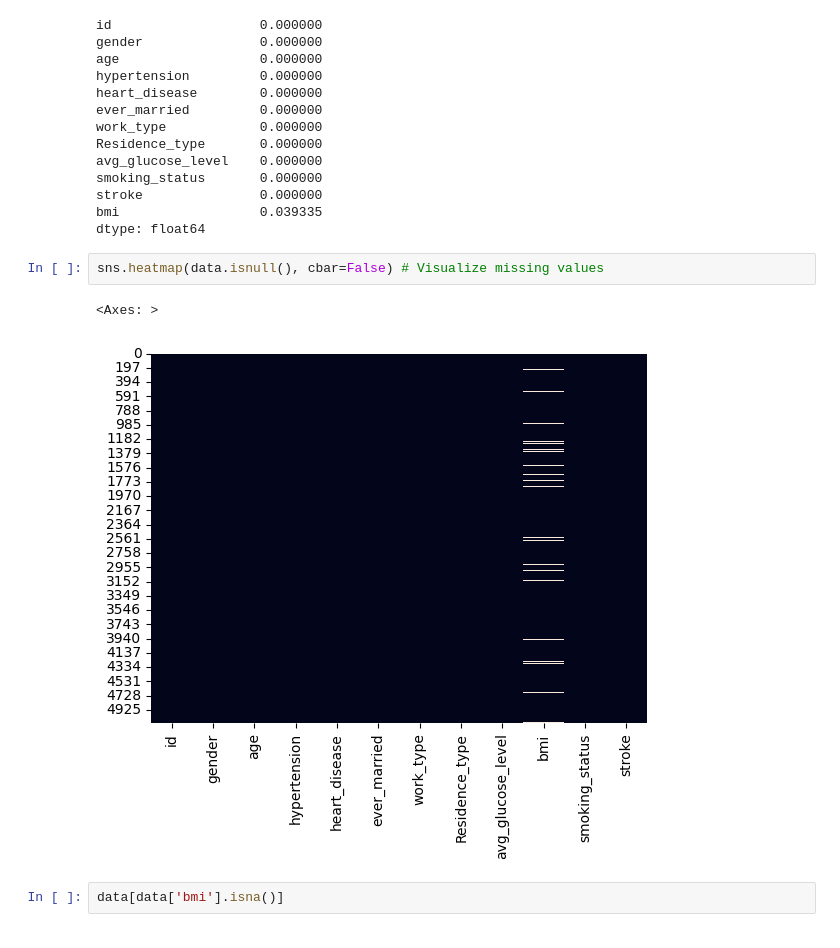
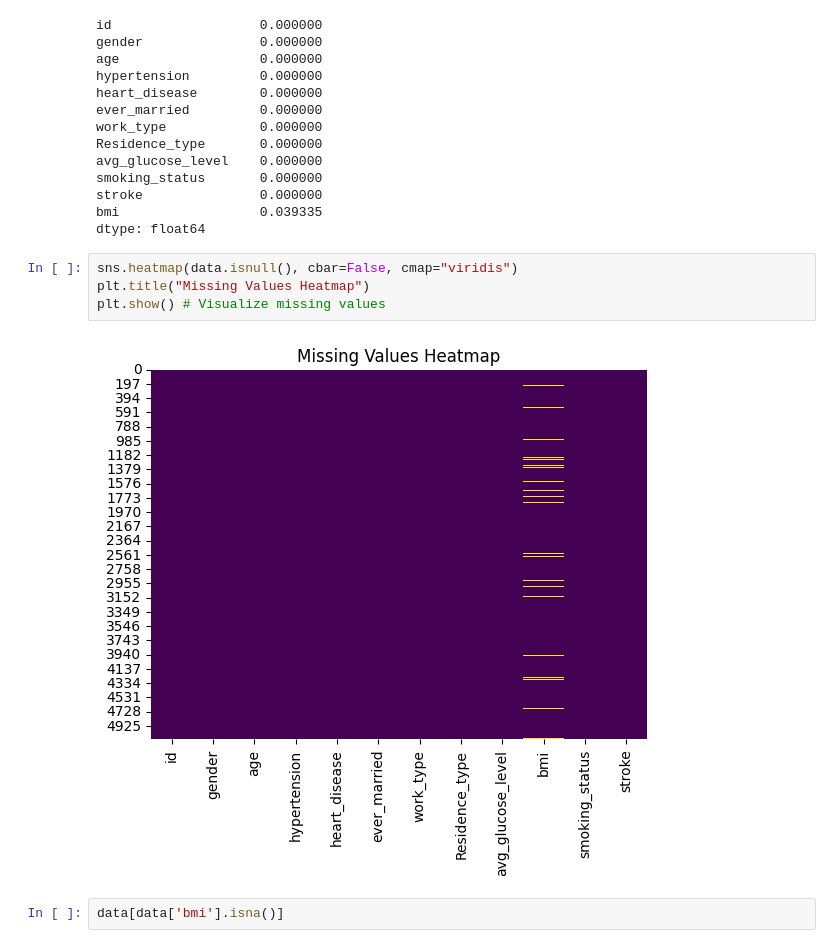
Before and after one commit to Alhamza-Mohamed/Machine-Learning, a Jupyter notebook: Stroke/Stroke_data_exploration.ipynb, the cells around one changed output. Cells and saved outputs as stored; diff of their text form.

Commit message:
finishing the data exploration and move almost finishing the preprocessing

```diff
--- a/Stroke/Stroke_data_exploration.ipynb
+++ b/Stroke/Stroke_data_exploration.ipynb
@@ -223,10 +289,11 @@ stroke               0.000000
 bmi                  0.039335
 dtype: float64
 # %%
-sns.heatmap(data.isnull(), cbar=False) # Visualize missing values
+sns.heatmap(data.isnull(), cbar=False, cmap="viridis")
+plt.title("Missing Values Heatmap")
+plt.show() # Visualize missing values
 # %% [output]
-<Axes: >
-[figure, old version]
+[figure, new version]
 # %%
 data[data['bmi'].isna()]
 # %% [output]
```
Also changed, not shown: parts of 26 cells of this notebook, 5 other files.
